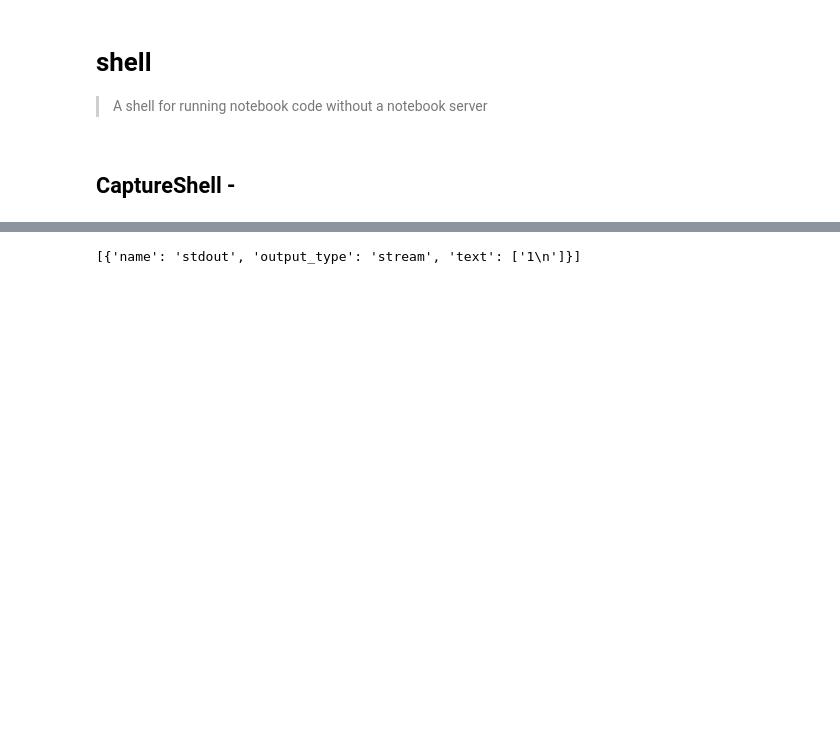
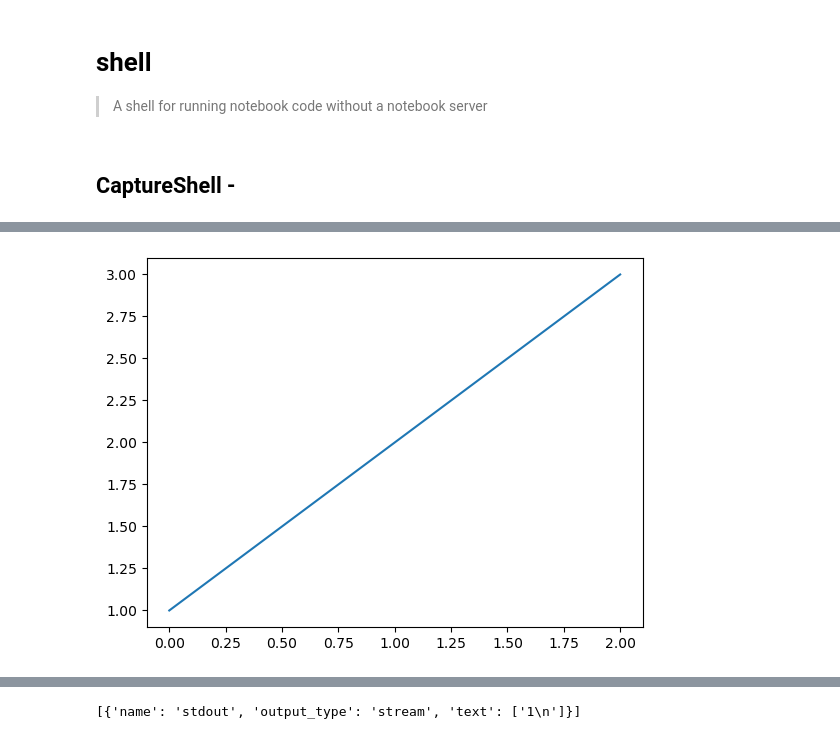
Before and after one commit to fastai/execnb, a Jupyter notebook: nbs/02_shell.ipynb, the cells around one changed output, grey strips where cells are left out. Drawn from its saved outputs; the diff is of its cells as text; code cells hidden in the pictures; blank space fills up the shorter version.

```diff
--- a/nbs/02_shell.ipynb
+++ b/nbs/02_shell.ipynb
@@ -139,0 +108,3 @@ s = CaptureShell()
+# %%
+o = s.run_cell('1')
+o
@@ -139,0 +120,3 @@ s = CaptureShell()
+# %%
+o = s.run_cell('from IPython.display import Markdown,display; print(0); display(Markdown("*2*")); Markdown("*1*")')
+o
@@ -139,0 +140,3 @@ s = CaptureShell()
+# %%
+o = s.run_cell('1;')
+o
@@ -139,0 +152,3 @@ s = CaptureShell()
+# %%
+o = s.run_cell('import matplotlib.pyplot as plt; plt.plot([1,2,3])')
+o
@@ -139,0 +164,4 @@ s = CaptureShell()
+# %%
+o.display_objects[0]
+# %% [output]
+[figure, added]
```
Also changed, not shown: parts of 42 cells of this notebook, 4 other files.
